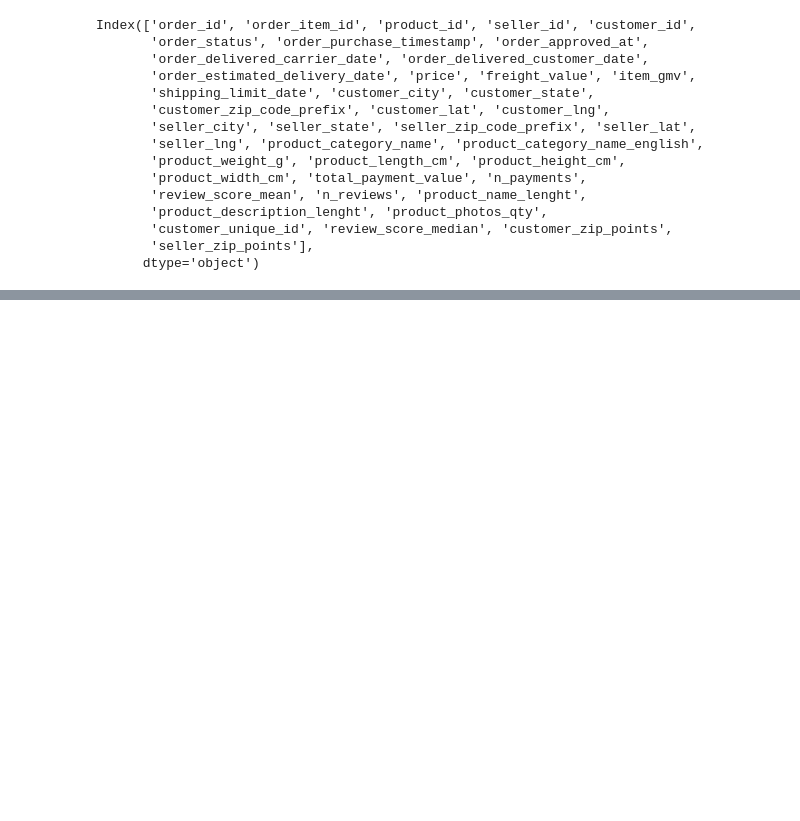
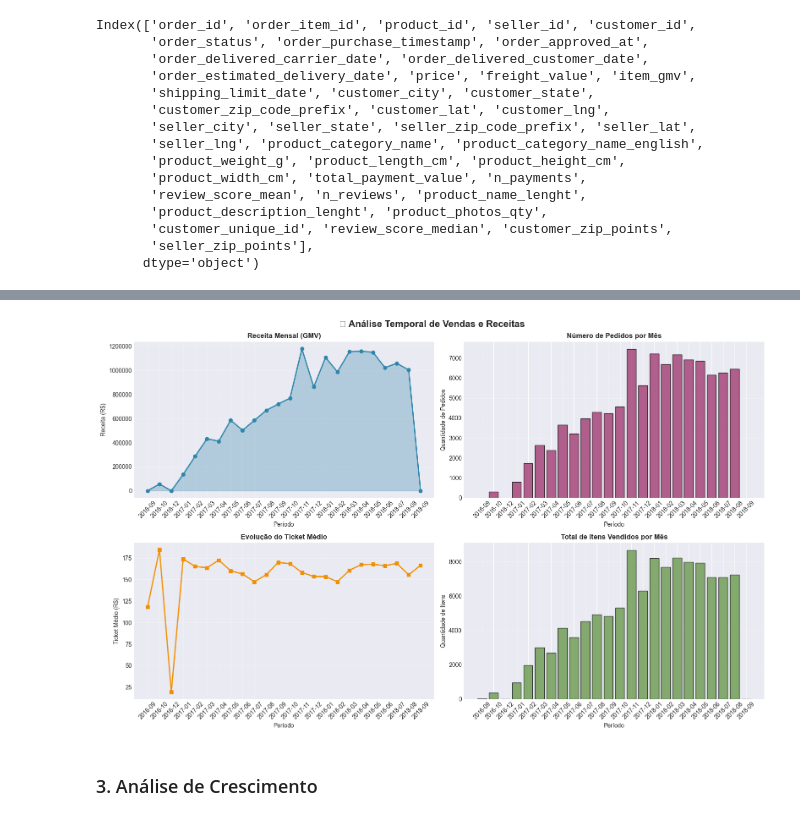
Before and after one commit to leonardod7/ProjetoExtracaoIBMEC, a Jupyter notebook: extracao_trabalho.ipynb, the cells around one changed output, grey strips where cells are left out. Drawn from its saved outputs; the diff is of its cells as text; code cells hidden in the pictures; blank space fills up the shorter version.

```diff
--- a/extracao_trabalho.ipynb
+++ b/extracao_trabalho.ipynb
@@ -320,0 +194,15 @@ Com a base consolidada, o próximo passo é realizar uma Análise Exploratória
+# %%
+import pandas as pd
+import numpy as np
+import matplotlib.pyplot as plt
+import seaborn as sns
+from datetime import datetime
+
+# Configurações de visualização
+plt.style.use('seaborn-v0_8-darkgrid')
+sns.set_palette("husl")
+plt.rcParams['figure.figsize'] = (14, 6)
+plt.rcParams['font.size'] = 10
+
+# Converter coluna de data para datetime
+order_lines['order_purchase_timestamp'] = pd.to_datetime(order_lines['order_purchase_timestamp'])
@@ -320,0 +326,55 @@ Com a base consolidada, o próximo passo é realizar uma Análise Exploratória
+# %%
+# ============================================
+# GRÁFICO: EVOLUÇÃO DA RECEITA MENSAL
+
+fig, axes = plt.subplots(2, 2, figsize=(16, 10))
+fig.suptitle('📊 Análise Temporal de Vendas e Receitas', fontsize=16, fontweight='bold')
+
+# Gráfico 1: Receita Mensal
+ax1 = axes[0, 0]
+ax1.plot(vendas_mensais['periodo_str'], vendas_mensais['receita'],
+         marker='o', linewidth=2, markersize=6, color='#2E86AB')
+ax1.fill_between(range(len(vendas_mensais)), vendas_mensais['receita'], alpha=0.3, color='#2E86AB')
+ax1.set_title('Receita Mensal (GMV)', fontsize=12, fontweight='bold')
+ax1.set_xlabel('Período')
+ax1.set_ylabel('Receita (R$)')
+ax1.ticklabel_format(style='plain', axis='y')
+ax1.grid(True, alpha=0.3)
+ax1.tick_params(axis='x', rotation=45)
+
+# Gráfico 2: Número de Pedidos
+ax2 = axes[0, 1]
+ax2.bar(vendas_mensais['periodo_str'], vendas_mensais['pedidos'],
+        color='#A23B72', alpha=0.8, edgecolor='black')
+ax2.set_title('Número de Pedidos por Mês', fontsize=12, fontweight='bold')
+ax2.set_xlabel('Período')
+ax2.set_ylabel('Quantidade de Pedidos')
+ax2.tick_params(axis='x', rotation=45)
+ax2.grid(axis='y', alpha=0.3)
+
+# Gráfico 3: Ticket Médio
+ax3 = axes[1, 0]
+ax3.plot(vendas_mensais['periodo_str'], vendas_mensais['ticket_medio'],
+         marker='s', linewidth=2, markersize=6, color='#F18F01')
+ax3.set_title('Evolução do Ticket Médio', fontsize=12, fontweight='bold')
+ax3.set_xlabel('Período')
+ax3.set_ylabel('Ticket Médio (R$)')
+ax3.tick_params(axis='x', rotation=45)
+ax3.grid(True, alpha=0.3)
+
+# Gráfico 4: Itens Vendidos
+ax4 = axes[1, 1]
+ax4.bar(vendas_mensais['periodo_str'], vendas_mensais['itens'],
+        color='#6A994E', alpha=0.8, edgecolor='black')
+ax4.set_title('Total de Itens Vendidos por Mês', fontsize=12, fontweight='bold')
+ax4.set_xlabel('Período')
+ax4.set_ylabel('Quantidade de Itens')
+ax4.tick_params(axis='x', rotation=45)
+ax4.grid(axis='y', alpha=0.3)
+
+plt.tight_layout()
+plt.show()
+# %% [output]
+[figure, added]
+# %% [markdown]
+### 3. Análise de Crescimento
```
Also changed, not shown: parts of 31 cells of this notebook.
